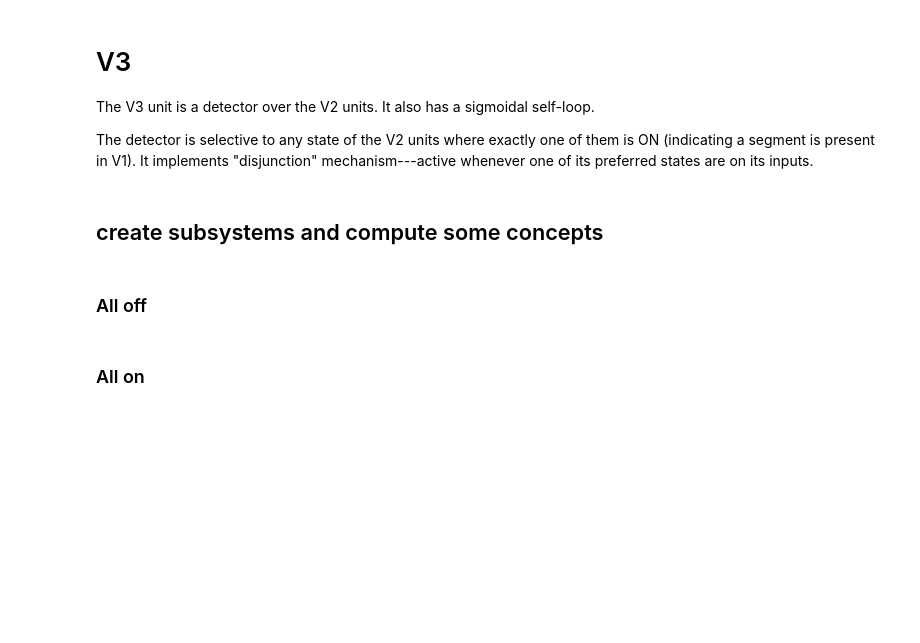
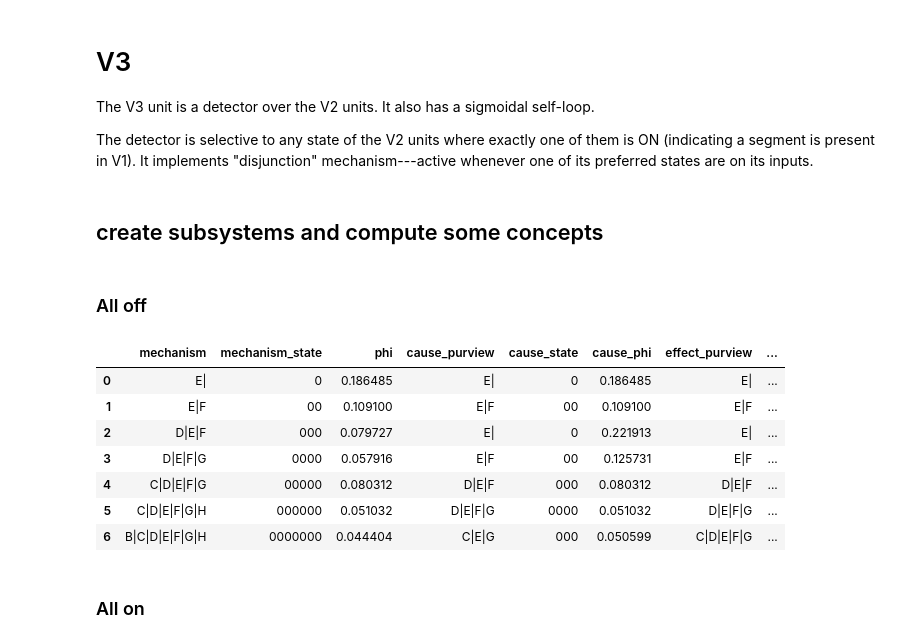
Before and after one commit to bjorneju/substrate_modeler, a Jupyter notebook: pyramid_on_a_grid.ipynb, the cells around one changed output. Saved outputs shown, nothing was run; the diff lists cells and outputs as text; code cells hidden in the pictures; blank space fills up the shorter version.

```diff
--- a/pyramid_on_a_grid.ipynb
+++ b/pyramid_on_a_grid.ipynb
@@ -24,5 +26,10 @@ pyphi.compute.parallel.init(address='144.92.2.41:99990')
 # %%
 pyphi.config.PROGRESS_BARS = False
+pyphi.config.PARTITION_TYPE = 'TRI'
+pyphi.config.PARALLEL_CONCEPT_EVALUATION = False
+pyphi.config.PARALLEL_MECHANISM_PARTITION_EVALUATION = False
+pyphi.config.PARALLEL_PURVIEW_EVALUATION = False
+pyphi.config.PARALLEL_CUT_EVALUATION = False
 # %% [markdown]
 ## Build substrate
 # %% [markdown]
@@ -367,8 +374,7 @@ def concepts(
 # %% [markdown]
 ### All off
 # %%
-
-mechanisms = [(5,),(4,5),(4,5,6),(3,4,5,6),(3,4,5,6,7),]#(2,3,4,5,6,7),(1,2,3,4,5,6,7)]
+mechanisms = [(4,),(4,5),(3,4,5),(3,4,5,6),(2,3,4,5,6),(2,3,4,5,6,7),(1,2,3,4,5,6,7)]
 # %%
 state = (0,)*23
 (
@@ -385,3 +390,17 @@ ces2df(pyphi.models.CauseEffectStructure(cons,subsystem=V1))
+# %%
+cons_all_off = concepts(V1,mechanisms)
+off_df = ces2df(pyphi.models.CauseEffectStructure(cons_all_off,subsystem=V1))
+# %%
+off_df
+# %% [output]
+|  | mechanism | mechanism_state | phi | cause_purview | cause_state | cause_phi | effect_purview | ... |
+| 0 | E| | 0 | 0.186485 | E| | 0 | 0.186485 | E| | ... |
+| 1 | E|F | 00 | 0.109100 | E|F | 00 | 0.109100 | E|F | ... |
+| 2 | D|E|F | 000 | 0.079727 | E| | 0 | 0.221913 | E| | ... |
+| 3 | D|E|F|G | 0000 | 0.057916 | E|F | 00 | 0.125731 | E|F | ... |
+| 4 | C|D|E|F|G | 00000 | 0.080312 | D|E|F | 000 | 0.080312 | D|E|F | ... |
+| 5 | C|D|E|F|G|H | 000000 | 0.051032 | D|E|F|G | 0000 | 0.051032 | D|E|F|G | ... |
+| 6 | B|C|D|E|F|G|H | 0000000 | 0.044404 | C|E|G | 000 | 0.050599 | C|D|E|F|G | ... |
 # %% [markdown]
 ### All on
 # %%
```
Also changed, not shown: parts of 25 cells of this notebook.
